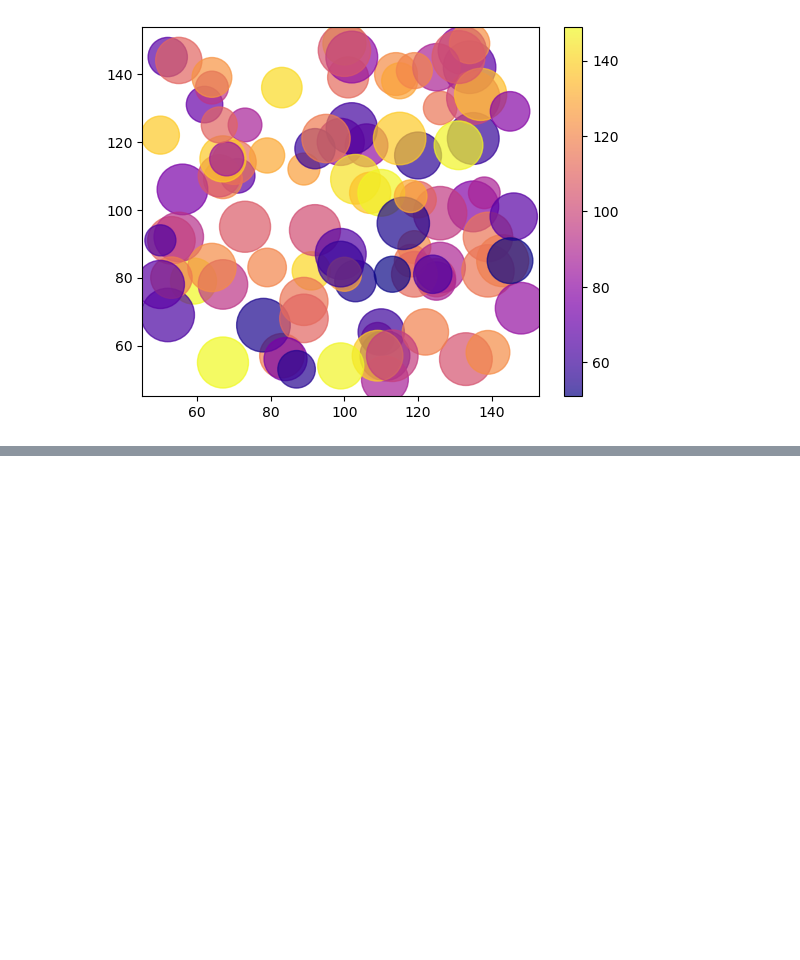
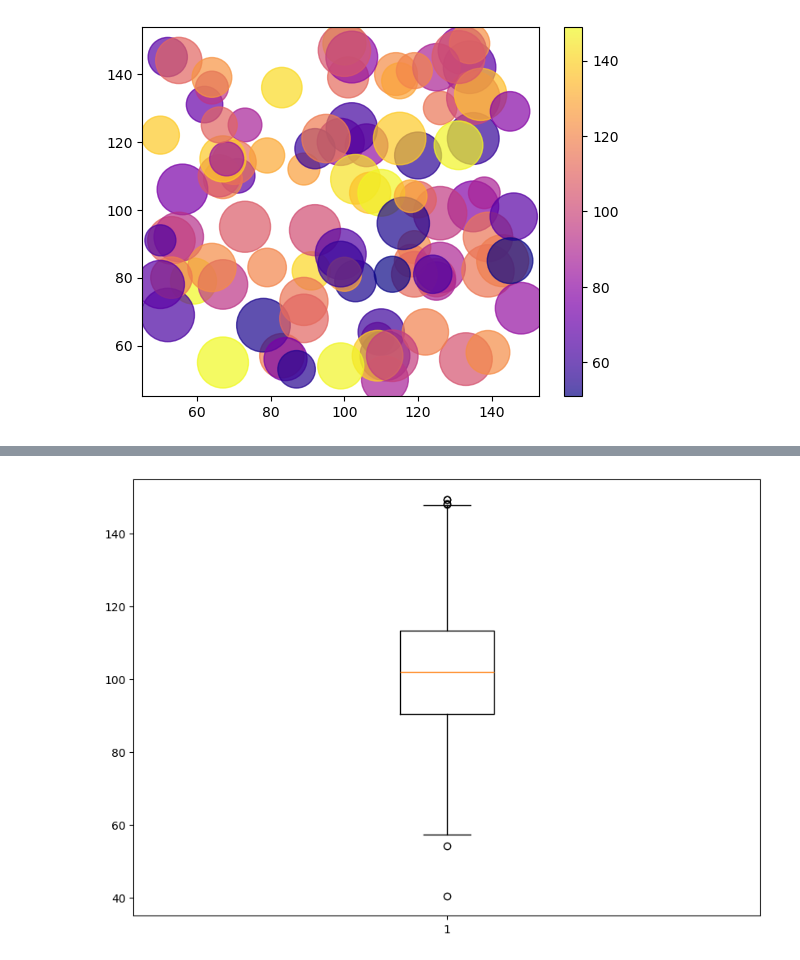
Before and after one commit to abhinavteja2005/Python-lab, a Jupyter notebook: Python lab 3/multiple_plots.ipynb, the cells around one changed output, grey strips where cells are left out. Saved outputs shown, nothing was run; the diff lists cells and outputs as text; code cells hidden in the pictures; blank space fills up the shorter version.

```diff
--- a/Python lab 3/multiple_plots.ipynb
+++ b/Python lab 3/multiple_plots.ipynb
@@ -163,0 +256,17 @@ plt.show()
+# %%
+#  Example: A single box plot
+# Creating dataset
+np.random.seed(10) #Initilize the random number generator with a seed value
+
+#Generate a set of random numbers following a normal distribution with center (100), std (20), and size (200)
+data = np.random.normal(100, 20, 200)
+#print(data)
+fig = plt.figure(figsize =(10, 7))
+
+# Creating plot
+plt.boxplot(data)
+
+# show plot
+plt.show()
+# %% [output]
+[figure, added]
```
Also changed, not shown: parts of 10 cells of this notebook.
